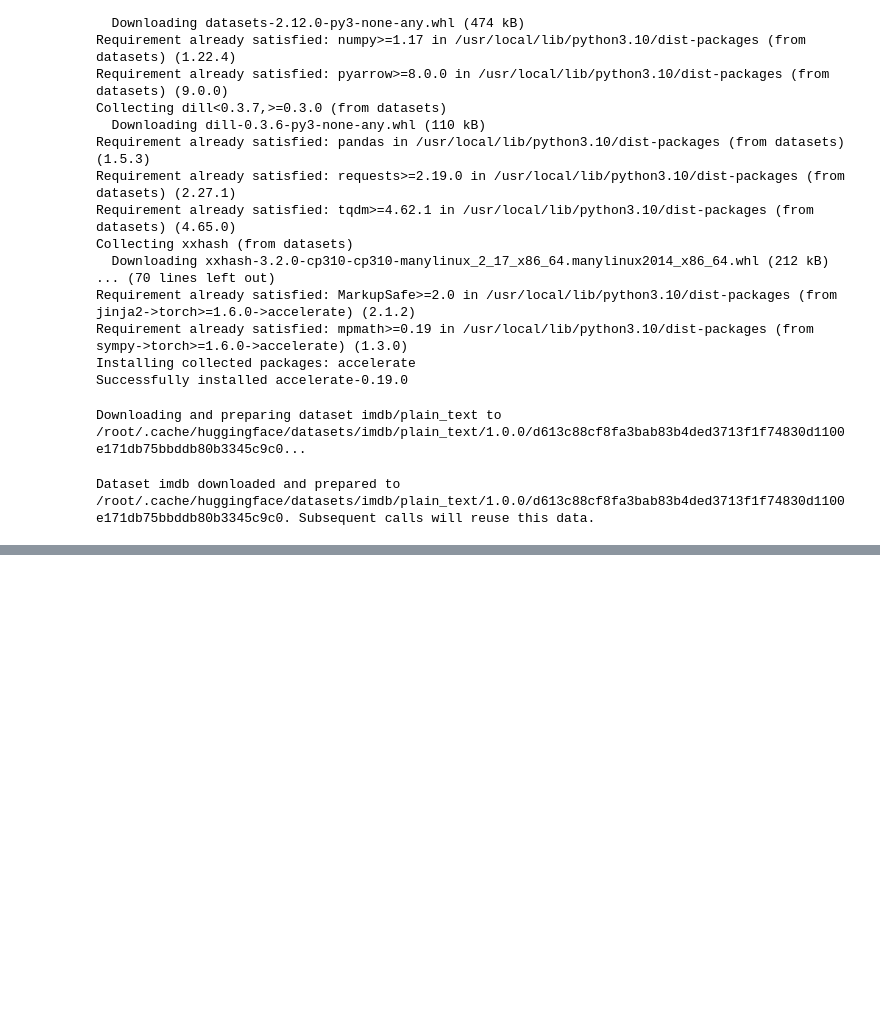
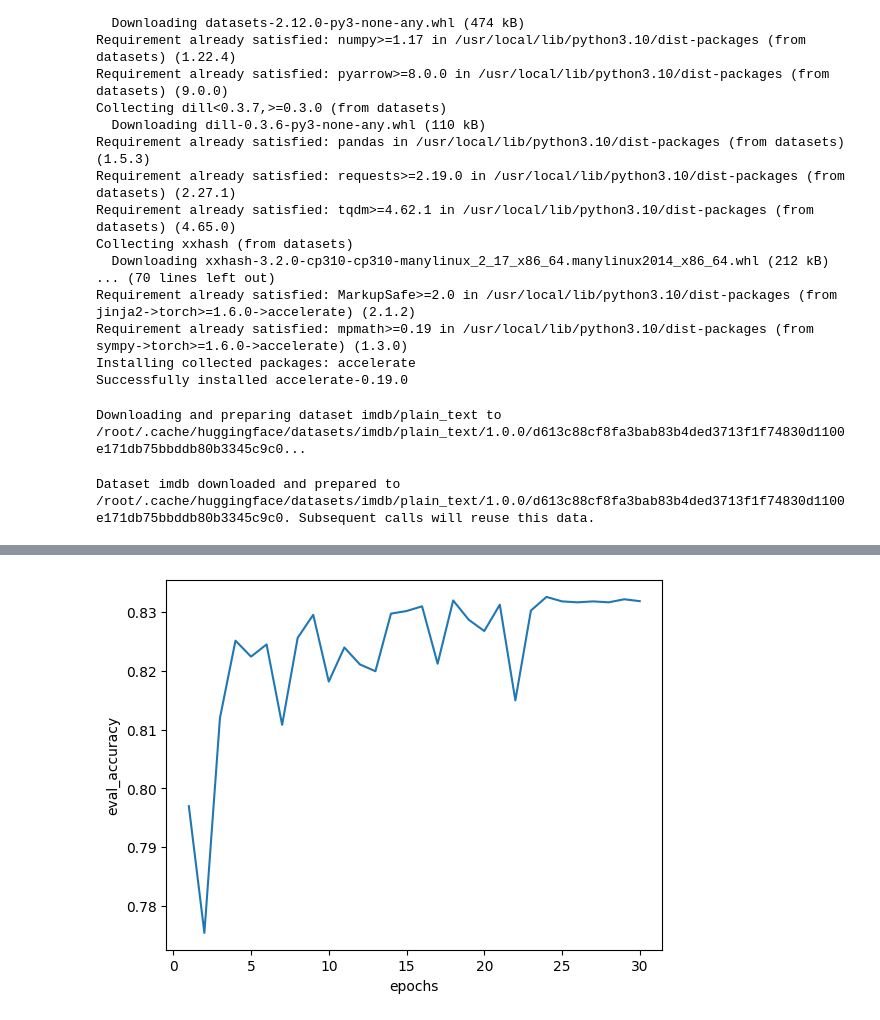
Before and after one commit to yoavr2/NLP_HW2, a Jupyter notebook: Copy_of_q5_DAN.ipynb, the cells around one changed output, grey strips where cells are left out. Cells and saved outputs as stored; diff of their text form; code cells hidden in the pictures; blank space fills up the shorter version.

```diff
--- a/Copy_of_q5_DAN.ipynb
+++ b/Copy_of_q5_DAN.ipynb
@@ -139,22 +143,29 @@ import torch
 #Use nn.Sequential and nn.Linear for the network, and nn.CrossEntropyLoss for the loss.
 #Make sure that the final layer has output dimension of size 2.
 class DAN(nn.Module):
-  def __init__(self):
+  def __init__(self, drop_rate=0):
           super().__init__()
           self.num_labels = 2
           self.embeddings = nn.Embedding.from_pretrained(torch.FloatTensor(np.load("glove.npy")))
           # YOUR CODE HERE
+          prob_zero = drop_rate
+          mask = torch.bernoulli(torch.full(self.embeddings.weight.data.shape, prob_zero))
+          self.embeddings.weight.data = self.embeddings.weight.data * mask
+
           glove_embeddings = np.load("glove.npy")
           embedding_dim = glove_embeddings.shape[1]
 
           #self.classifier = nn.Linear(embedding_dim, self.num_labels)
           #hidden_size = 128
           self.classifier = nn.Sequential(
-              nn.Linear(embedding_dim, embedding_dim),
+              #nn.Dropout(p=drop_rate),
+              #nn.Linear(embedding_dim, embedding_dim),
+              #nn.Linear(embedding_dim, embedding_dim),
+              #nn.ReLU(),
               nn.Linear(embedding_dim, embedding_dim),
               #nn.ReLU(),
               nn.Linear(embedding_dim, self.num_labels),
-              #nn.ReLU()
+              #nn.ReLU(),
               nn.Softmax(dim=1)
           )
           self.loss = nn.CrossEntropyLoss()
@@ -165,8 +176,9 @@ class DAN(nn.Module):
   def forward(self,input_ids,attention_masks,labels=None,**kwargs):
       # YOUR CODE HERE
       embeddings = self.embeddings(input_ids)
-      masked_embeddings = embeddings * attention_masks.unsqueeze(-1)
-      avg = torch.mean(masked_embeddings, dim=1)
+      #masked_embeddings = embeddings * attention_masks.unsqueeze(-1)
+      #avg = torch.mean(masked_embeddings, dim=1)
+      avg = torch.mean(embeddings, dim=1)
       # END YOUR END
       res = self.classifier(avg)
       loss = self.loss(res,labels)
@@ -228,0 +241,16 @@ TrainOutput(global_step=15630, training_loss=0.485970048666458, metrics={'train_
+# %%
+import matplotlib.pyplot as plt
+log_history = trainer.state.log_history
+x = []
+y = []
+for log in log_history:
+  if 'eval_accuracy' in log:
+    x.append(log['epoch'])
+    y.append(log['eval_accuracy'])
+acc_drop_0 = max(y)
+plt.plot(x, y)
+plt.ylabel('eval_accuracy')
+plt.xlabel('epochs')
+plt.show()
+# %% [output]
+[figure, added]
```
Also changed, not shown: parts of 9 cells of this notebook.
